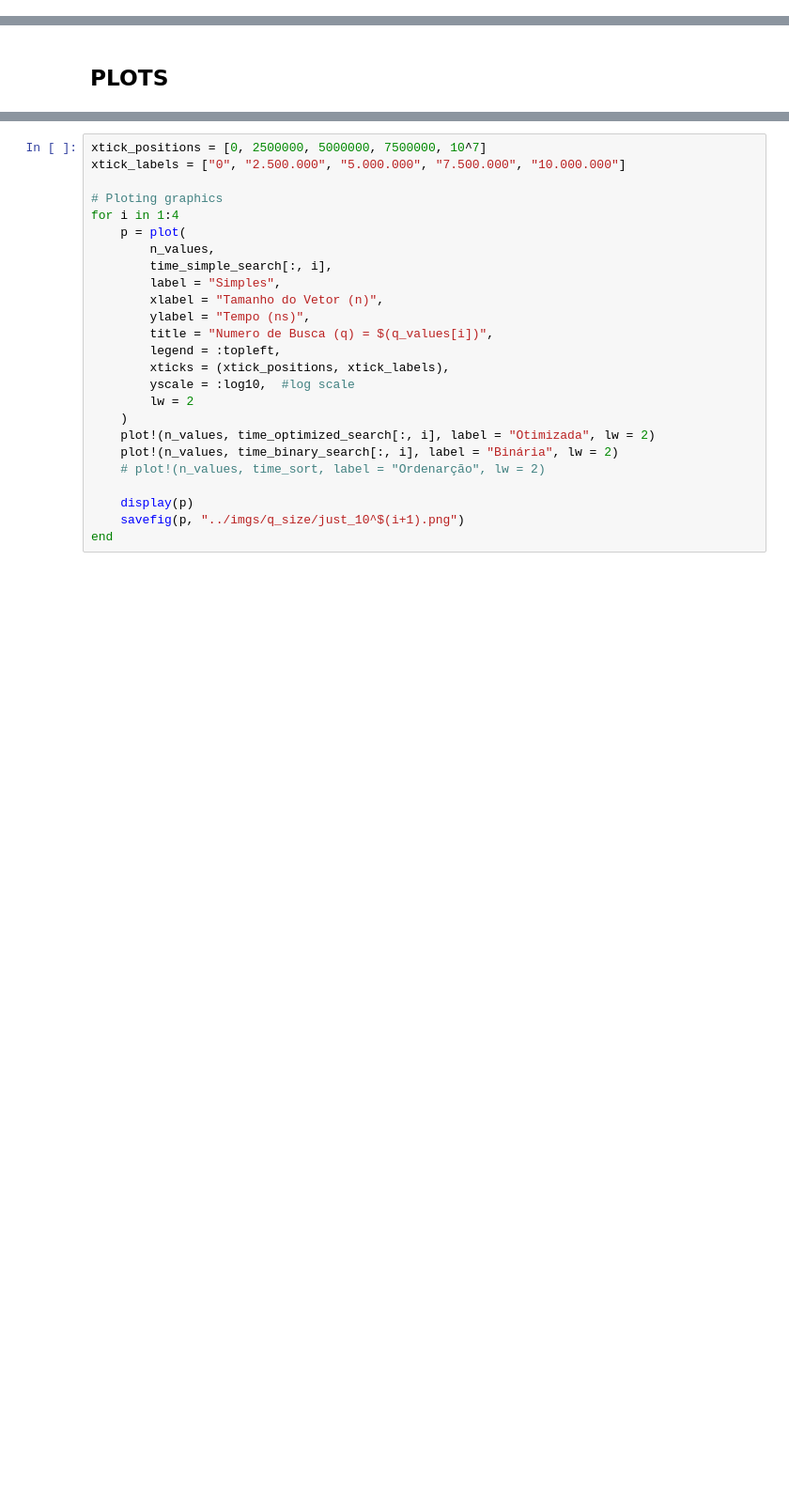
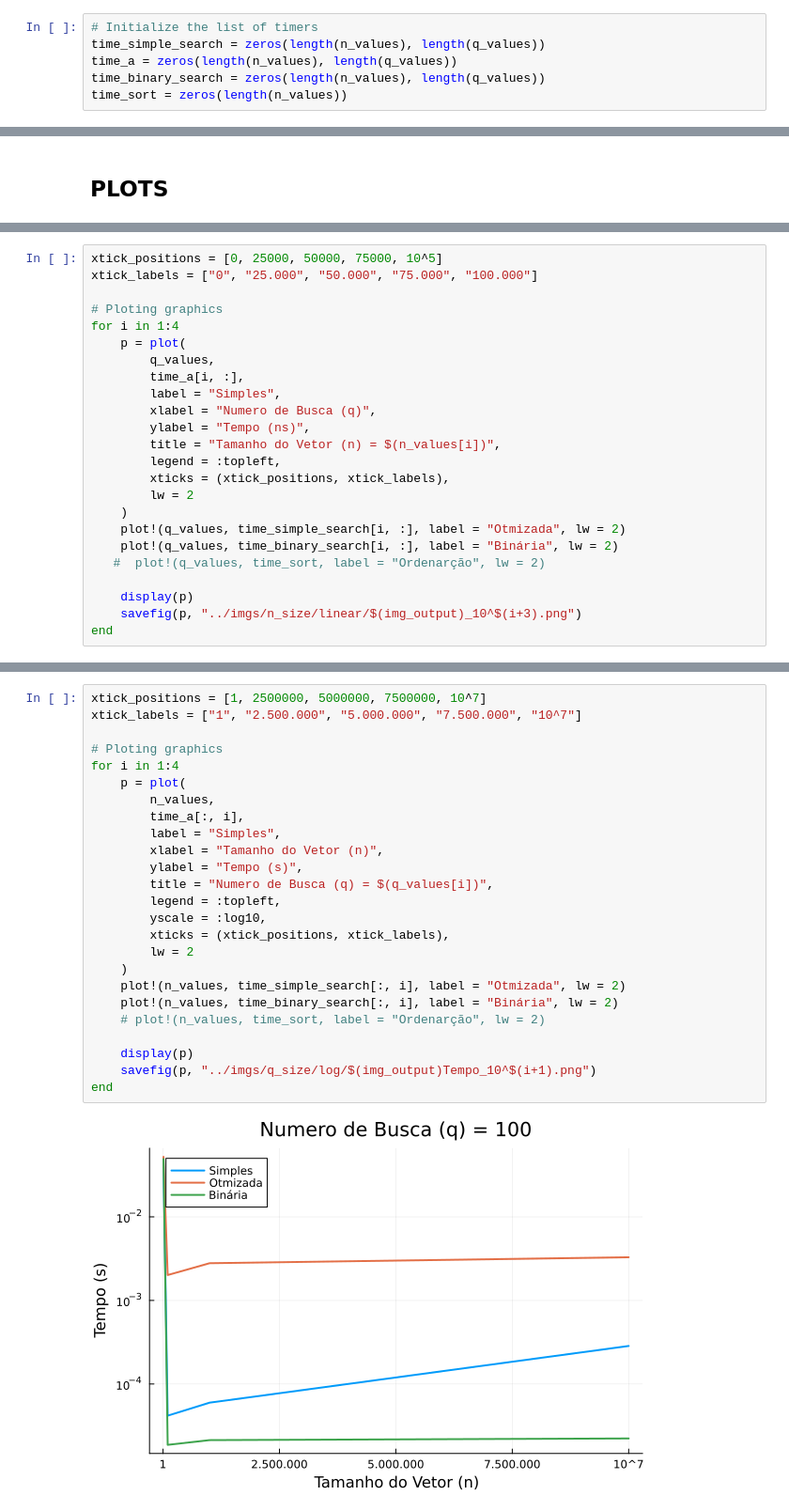
Before and after one commit to TalesLimaOliveira/Analise, a Jupyter notebook: Projeto 1/codes/Projeto_1_Notebook.ipynb, the cells around one changed output, grey strips where cells are left out. Shown at 94% size. Cells and saved outputs as stored; diff of their text form; blank space fills up the shorter version.

```diff
--- a/Projeto 1/codes/Projeto_1_Notebook.ipynb
+++ b/Projeto 1/codes/Projeto_1_Notebook.ipynb
@@ -110,0 +157,6 @@ time_binary_search = zeros(length(n_values), length(q_values))
+# %%
+# Initialize the list of timers
+time_simple_search = zeros(length(n_values), length(q_values))
+time_a = zeros(length(n_values), length(q_values))
+time_binary_search = zeros(length(n_values), length(q_values))
+time_sort = zeros(length(n_values))
@@ -183,0 +263,24 @@ end
+# %%
+xtick_positions = [0, 25000, 50000, 75000, 10^5]
+xtick_labels = ["0", "25.000", "50.000", "75.000", "100.000"]
+
+# Ploting graphics
+for i in 1:4
+    p = plot(
+        q_values,
+        time_a[i, :],
+        label = "Simples",
+        xlabel = "Numero de Busca (q)",
+        ylabel = "Tempo (ns)",
+        title = "Tamanho do Vetor (n) = $(n_values[i])",
+        legend = :topleft,
+        xticks = (xtick_positions, xtick_labels),
+        lw = 2
+    )
+    plot!(q_values, time_simple_search[i, :], label = "Otmizada", lw = 2)
+    plot!(q_values, time_binary_search[i, :], label = "Binária", lw = 2)
+   #  plot!(q_values, time_sort, label = "Ordenarção", lw = 2)
+
+    display(p)
+    savefig(p, "../imgs/n_size/linear/$(img_output)_10^$(i+3).png")
+end
@@ -184,25 +292,27 @@ end
 # %%
-xtick_positions = [0, 2500000, 5000000, 7500000, 10^7]
-xtick_labels = ["0", "2.500.000", "5.000.000", "7.500.000", "10.000.000"]
+xtick_positions = [1, 2500000, 5000000, 7500000, 10^7]
+xtick_labels = ["1", "2.500.000", "5.000.000", "7.500.000", "10^7"]
 
 # Ploting graphics
 for i in 1:4
     p = plot(
         n_values,
-        time_simple_search[:, i],
+        time_a[:, i],
         label = "Simples",
         xlabel = "Tamanho do Vetor (n)",
-        ylabel = "Tempo (ns)",
+        ylabel = "Tempo (s)",
         title = "Numero de Busca (q) = $(q_values[i])",
         legend = :topleft,
+        yscale = :log10,
         xticks = (xtick_positions, xtick_labels),
-        yscale = :log10,  #log scale
         lw = 2
     )
-    plot!(n_values, time_optimized_search[:, i], label = "Otimizada", lw = 2)
+    plot!(n_values, time_simple_search[:, i], label = "Otmizada", lw = 2)
     plot!(n_values, time_binary_search[:, i], label = "Binária", lw = 2)
     # plot!(n_values, time_sort, label = "Ordenarção", lw = 2)
 
     display(p)
-    savefig(p, "../imgs/q_size/just_10^$(i+1).png")
+    savefig(p, "../imgs/q_size/log/$(img_output)Tempo_10^$(i+1).png")
 end
+# %% [output]
+[figure, added]
```
Also changed, not shown: parts of 23 cells of this notebook, 28 other files.
